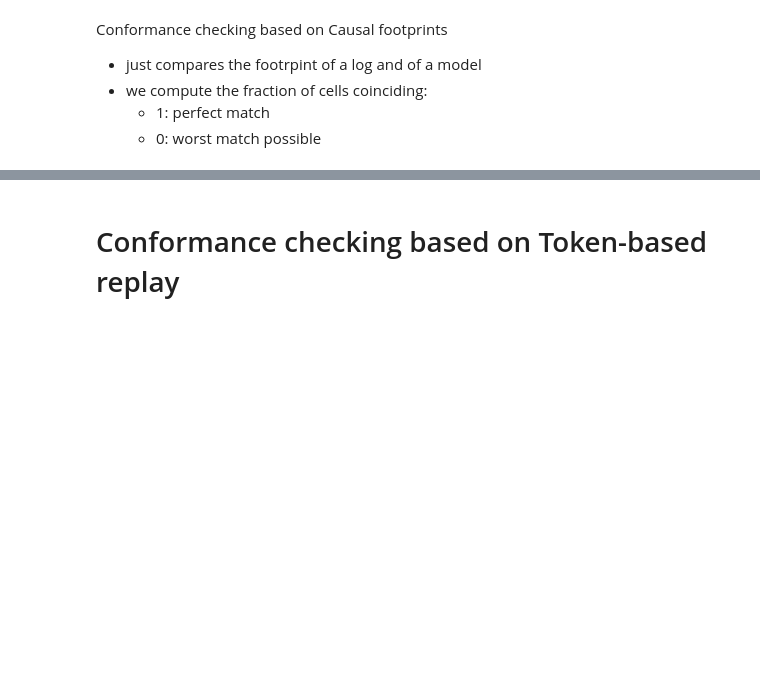
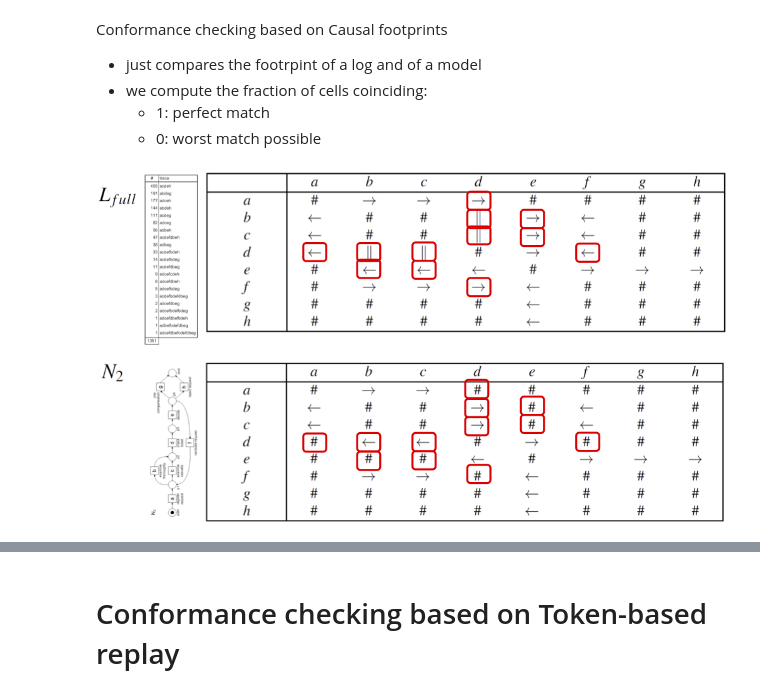
Before and after one commit to EMbeDS-education/ComputingDataAnalysisModeling20242025, a Jupyter notebook: PDAI/jupyter/jupyterNotebooks/M2PM_06ConformanceChecking.ipynb, the cells around one changed output, grey strips where cells are left out. Drawn from its saved outputs; the diff is of its cells as text; code cells hidden in the pictures; blank space fills up the shorter version.

```diff
--- a/PDAI/jupyter/jupyterNotebooks/M2PM_06ConformanceChecking.ipynb
+++ b/PDAI/jupyter/jupyterNotebooks/M2PM_06ConformanceChecking.ipynb
@@ -121,3 +132,7 @@ Conformance checking based on Causal footprints
 - we compute the fraction of cells coinciding:
   - 1: perfect match
   - 0: worst match possible
+# %%
+display(Image(pm_slides+'footprintCC.png',width=700))
+# %% [output]
+[figure, added]
```
Also changed, not shown: parts of 18 cells of this notebook, 3 other files.
